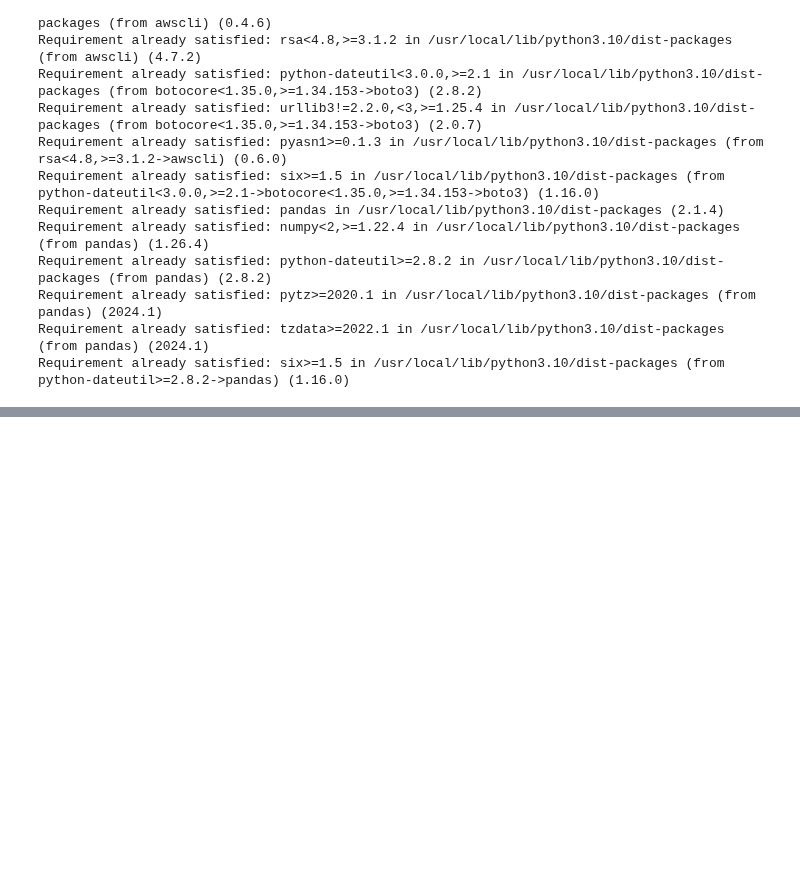
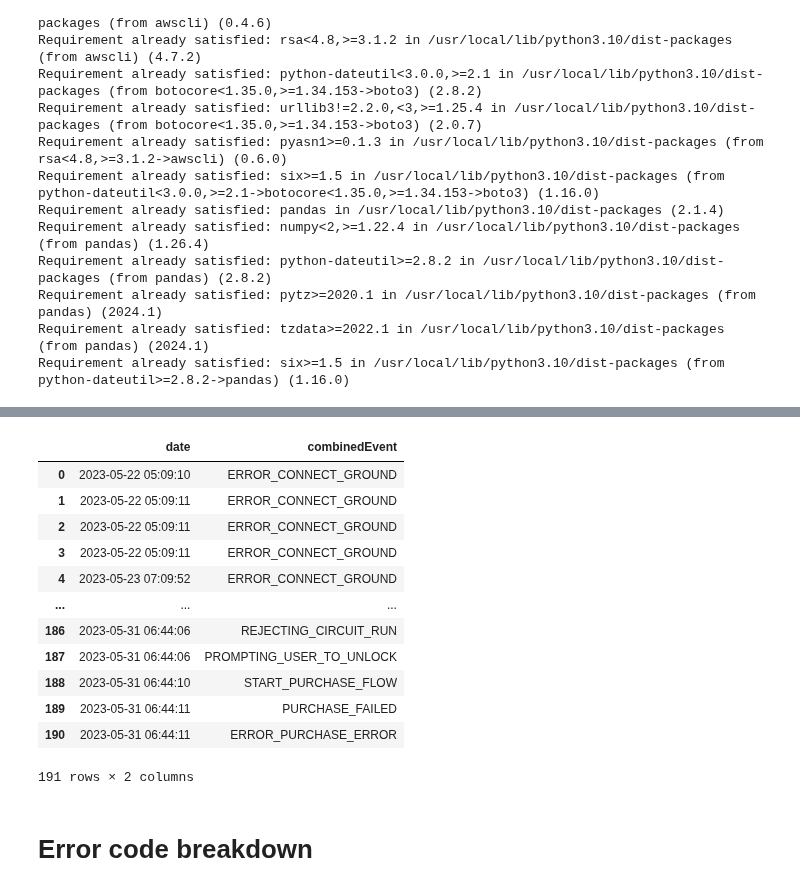
Before and after one commit to pj0620/google-colab-notebooks, a Jupyter notebook: acca_analytics.ipynb, the cells around one changed output, grey strips where cells are left out. Cells and saved outputs as stored; diff of their text form; code cells hidden in the pictures; blank space fills up the shorter version.

```diff
--- a/acca_analytics.ipynb
+++ b/acca_analytics.ipynb
@@ -163,0 +186,16 @@ print(df)
+# %%
+USER_ID = '1748dc6266b0ba30'
+# %%
+# Define a filter expression
+filter_expression = Attr('userId').eq(USER_ID)
+
+df = get_events(filter_expression)
+
+# Print the DataFrame
+df_events = df[['date', 'eventCode']]
+df_events = df_events.rename(columns={
+    'date': 'date',
+    'eventCode': 'combinedEvent'
+})
+
+print(df_events)
@@ -163,0 +220,16 @@ print(df)
+# %%
+from boto3.dynamodb.conditions import Attr
+
+filter_expression = Attr('userId').eq(USER_ID)
+
+df = get_errors(filter_expression)
+
+df_errors = df[['date', 'errorType']]
+df_errors = df_errors.rename(columns={
+    'date': 'date',
+    'errorType': 'combinedEvent'
+})
+df_errors['combinedEvent'] = df_errors['combinedEvent'].apply(lambda x: 'ERROR_' + x)
+
+# Print the DataFrame
+print(df_errors)
@@ -163,0 +251,21 @@ print(df)
+# %%
+df_combined = pd.concat([df_events, df_errors], ignore_index=True)
+df_combined = df_combined.sort_values(by='date')
+df_combined = df_combined.reset_index(drop=True)
+df_combined
+# %% [output]
+|  | date | combinedEvent |
+| 0 | 2023-05-22 05:09:10 | ERROR_CONNECT_GROUND |
+| 1 | 2023-05-22 05:09:11 | ERROR_CONNECT_GROUND |
+| 2 | 2023-05-22 05:09:11 | ERROR_CONNECT_GROUND |
+| 3 | 2023-05-22 05:09:11 | ERROR_CONNECT_GROUND |
+| 4 | 2023-05-23 07:09:52 | ERROR_CONNECT_GROUND |
+| ... | ... | ... |
+| 186 | 2023-05-31 06:44:06 | REJECTING_CIRCUIT_RUN |
+| 187 | 2023-05-31 06:44:06 | PROMPTING_USER_TO_UNLOCK |
+| 188 | 2023-05-31 06:44:10 | START_PURCHASE_FLOW |
+| 189 | 2023-05-31 06:44:11 | PURCHASE_FAILED |
+| 190 | 2023-05-31 06:44:11 | ERROR_PURCHASE_ERROR |
+191 rows × 2 columns
+# %% [markdown]
+# Error code breakdown
```
Also changed, not shown: parts of 10 cells of this notebook.
